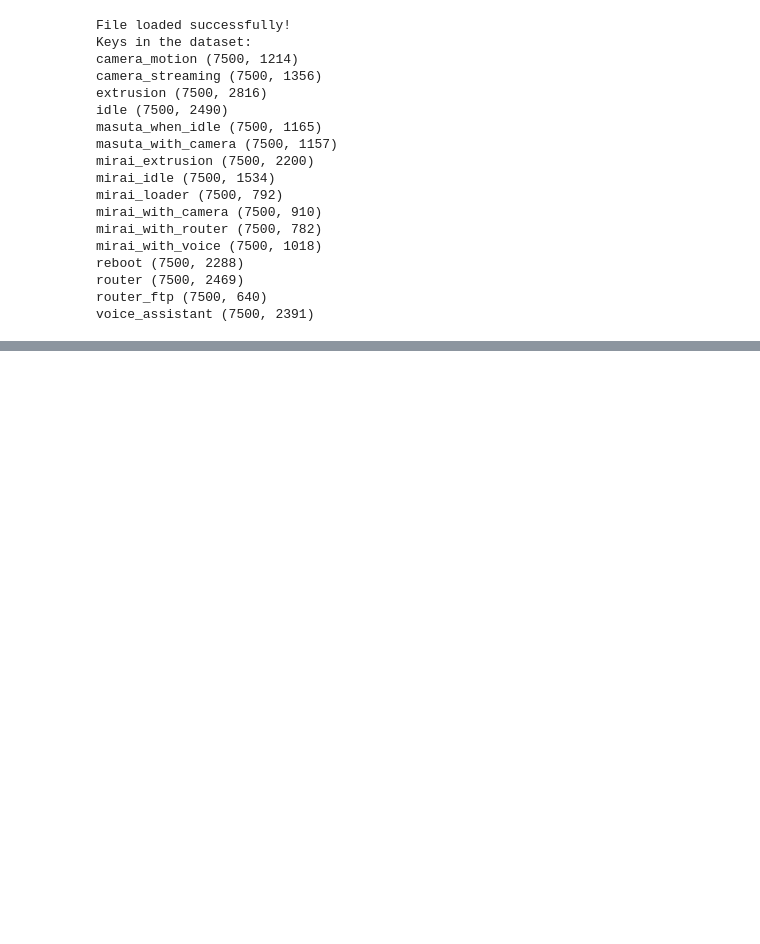
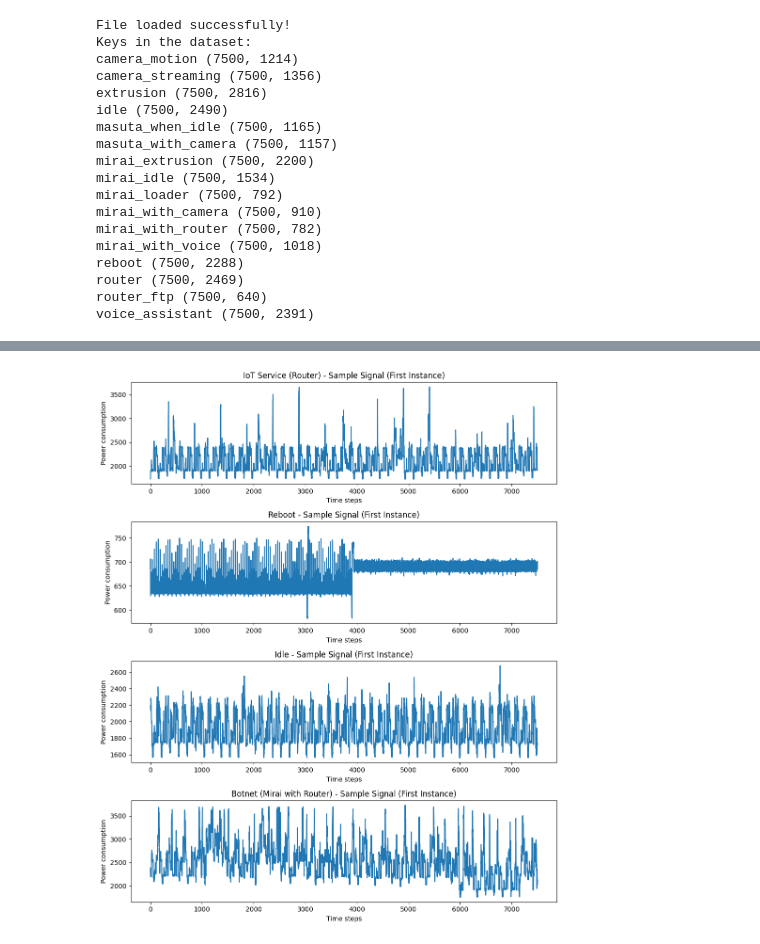
Before and after one commit to saugatguni/Botnet-Detection, a Jupyter notebook: RandomForest.ipynb, the cells around one changed output, grey strips where cells are left out. Drawn from its saved outputs; the diff is of its cells as text; code cells hidden in the pictures; blank space fills up the shorter version.

```diff
--- a/RandomForest.ipynb
+++ b/RandomForest.ipynb
@@ -44,3 +44,18 @@ reboot (7500, 2288)
 router (7500, 2469)
 router_ftp (7500, 640)
 voice_assistant (7500, 2391)
+# %%
+print("Keys in the .mat file:")
+print(data.keys())
+
+# Inspect each key's content if it is an array
+for key in data.keys():
+    # Skip the default keys added by MATLAB (those that start with '__')
+    if key.startswith('__'):
+        continue
+    value = data[key]
+    print(f"\nKey: {key}")
+    print("Type:", type(value))
+    print("Shape:", value.shape)
+    print("Sample data (first 5 elements):")
+    print(value.flat[:5])
@@ -46,0 +80,28 @@ voice_assistant (7500, 2391)
+# %%
+import matplotlib.pyplot as plt
+
+# List of keys to visualize and their friendly names
+keys_to_plot = {
+    'router': 'IoT Service (Router)',
+    'reboot': 'Reboot',
+    'idle': 'Idle',
+    'mirai_with_router': 'Botnet (Mirai with Router)'
+}
+
+fig, axes = plt.subplots(len(keys_to_plot), 1, figsize=(10, 3*len(keys_to_plot)))
+if len(keys_to_plot) == 1:
+    axes = [axes]  # ensure axes is iterable
+
+for ax, (key, title) in zip(axes, keys_to_plot.items()):
+    if key not in data:
+        continue
+    # data[key] shape is (7500, num_instances), so take first instance
+    signal = data[key][:, 0]  # first instance
+    ax.plot(signal)
+    ax.set_title(f"{title} - Sample Signal (First Instance)")
+    ax.set_xlabel("Time steps")
+    ax.set_ylabel("Power consumption")
+plt.tight_layout()
+plt.show()
+# %% [output]
+[figure, added]
```
Also changed, not shown: parts of 10 cells of this notebook.
